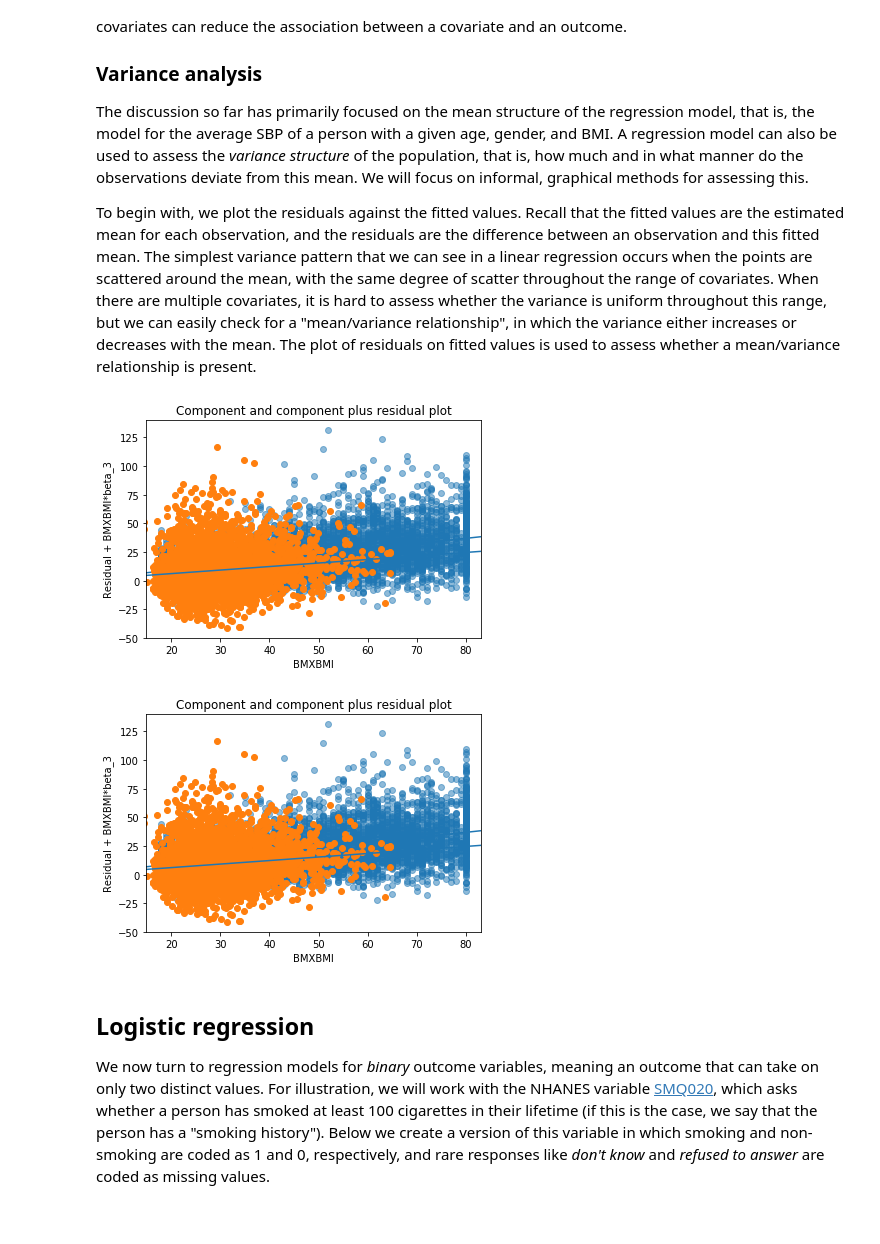
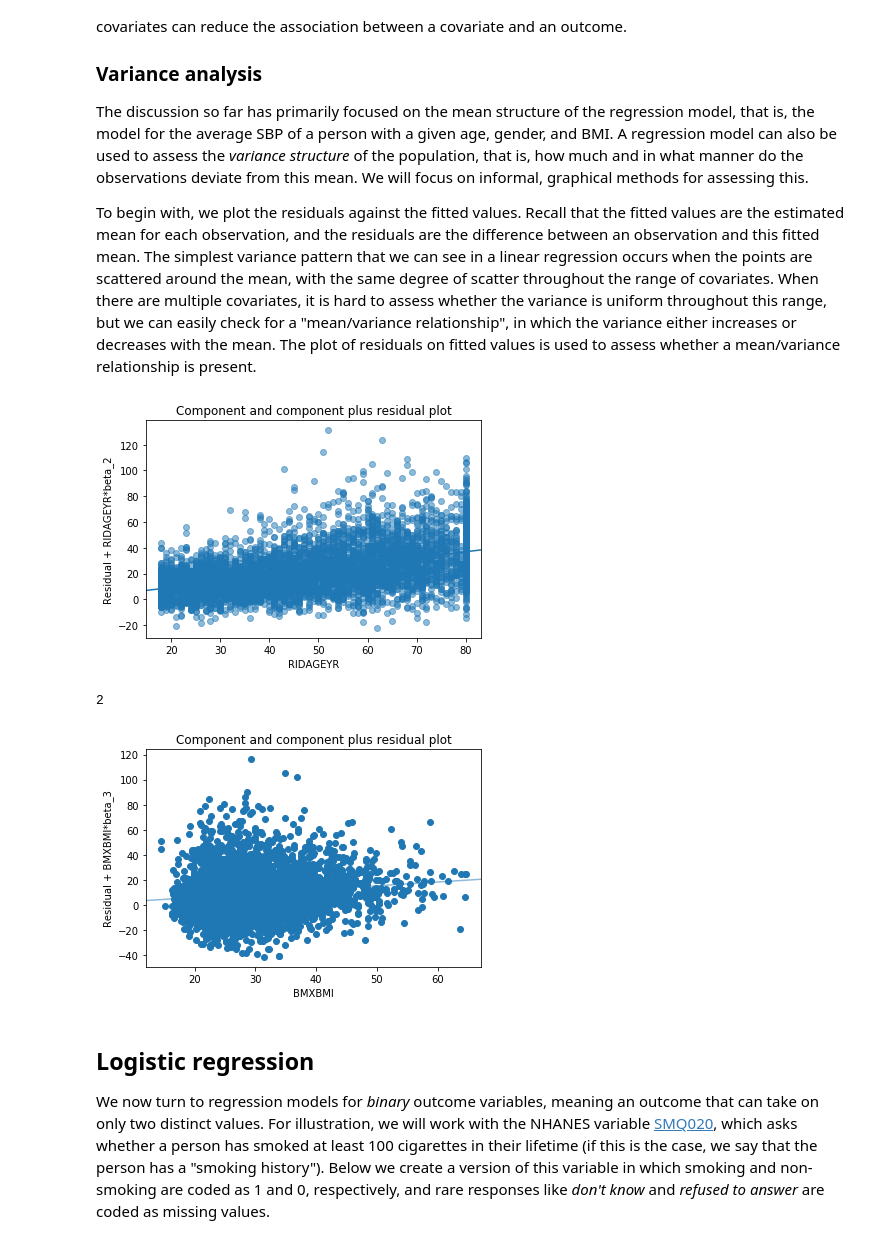
Before and after one commit to kshedden/statswpy_temp, a Jupyter notebook: week2.ipynb, the cells around one changed output. Drawn from its saved outputs; the diff is of its cells as text; code cells hidden in the pictures.

```diff
--- a/week2.ipynb
+++ b/week2.ipynb
@@ -317,10 +317,18 @@ from statsmodels.graphics.regressionplots import plot_ccpr
 ax = plt.axes()
 plot_ccpr(result, "RIDAGEYR", ax)
 ax.lines[0].set_alpha(0.5)
-plot_ccpr(result, "BMXBMI", ax)
+#plot_ccpr(result, "BMXBMI", ax)
 # %% [output]
-[figure, old version]
+[figure, new version]
-[figure, removed]
+# %%
+
+ax = plt.axes()
+plot_ccpr(result, "BMXBMI", ax)
+ax.lines[1].set_alpha(0.5)
+print(len(ax.lines))
+# %% [output]
+2
+[figure, added]
 # %% [markdown]
 ## Logistic regression
 
```
Also changed, not shown: parts of 6 cells of this notebook.
